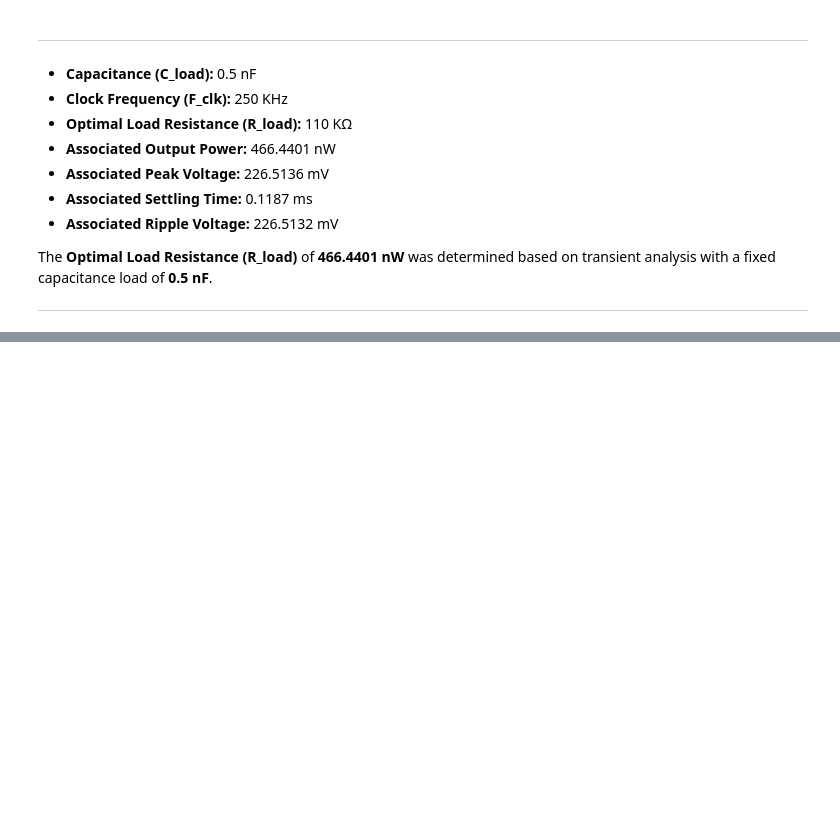
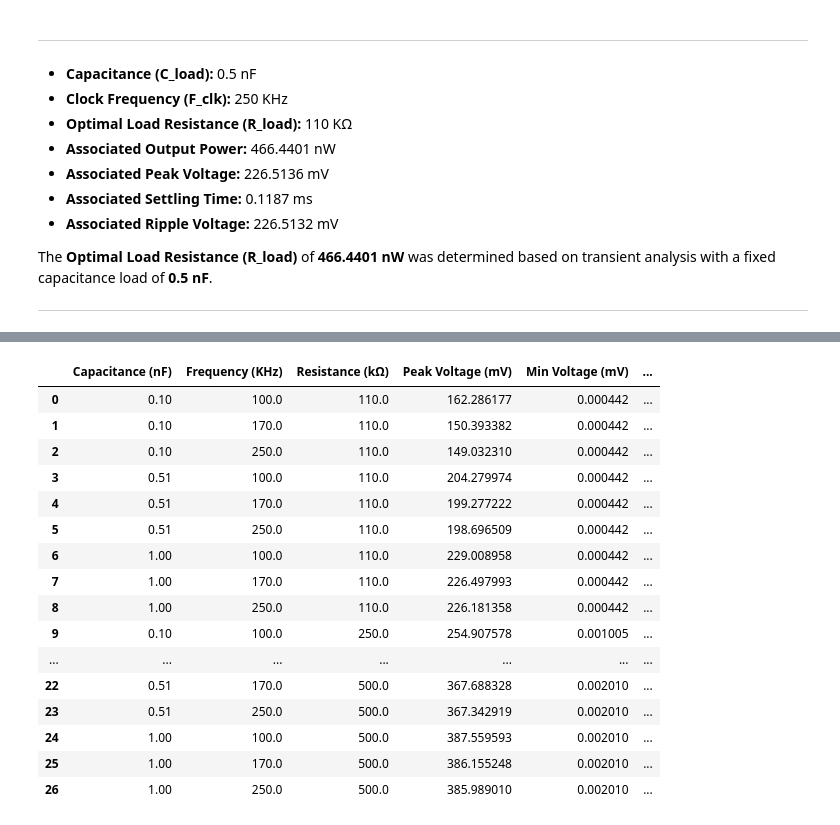
Before and after one commit to imran-nazir0011/minor-project-7th-sem, a Jupyter notebook: transient_analysis.ipynb, the cells around one changed output, grey strips where cells are left out. Drawn from its saved outputs; the diff is of its cells as text; code cells hidden in the pictures; blank space fills up the shorter version.

```diff
--- a/transient_analysis.ipynb
+++ b/transient_analysis.ipynb
@@ -685,0 +699,20 @@ The **Optimal Load Resistance (R_load)** of **466.4401 nW** was determined based
+# %%
+df7
+# %% [output]
+|  | Capacitance (nF) | Frequency (KHz) | Resistance (kΩ) | Peak Voltage (mV) | Min Voltage (mV) | ... |
+| 0 | 0.10 | 100.0 | 110.0 | 162.286177 | 0.000442 | ... |
+| 1 | 0.10 | 170.0 | 110.0 | 150.393382 | 0.000442 | ... |
+| 2 | 0.10 | 250.0 | 110.0 | 149.032310 | 0.000442 | ... |
+| 3 | 0.51 | 100.0 | 110.0 | 204.279974 | 0.000442 | ... |
+| 4 | 0.51 | 170.0 | 110.0 | 199.277222 | 0.000442 | ... |
+| 5 | 0.51 | 250.0 | 110.0 | 198.696509 | 0.000442 | ... |
+| 6 | 1.00 | 100.0 | 110.0 | 229.008958 | 0.000442 | ... |
+| 7 | 1.00 | 170.0 | 110.0 | 226.497993 | 0.000442 | ... |
+| 8 | 1.00 | 250.0 | 110.0 | 226.181358 | 0.000442 | ... |
+| 9 | 0.10 | 100.0 | 250.0 | 254.907578 | 0.001005 | ... |
+| ... | ... | ... | ... | ... | ... | ... |
+| 22 | 0.51 | 170.0 | 500.0 | 367.688328 | 0.002010 | ... |
+| 23 | 0.51 | 250.0 | 500.0 | 367.342919 | 0.002010 | ... |
+| 24 | 1.00 | 100.0 | 500.0 | 387.559593 | 0.002010 | ... |
+| 25 | 1.00 | 170.0 | 500.0 | 386.155248 | 0.002010 | ... |
+| 26 | 1.00 | 250.0 | 500.0 | 385.989010 | 0.002010 | ... |
```
Also changed, not shown: parts of 13 cells of this notebook, 2 other files.
